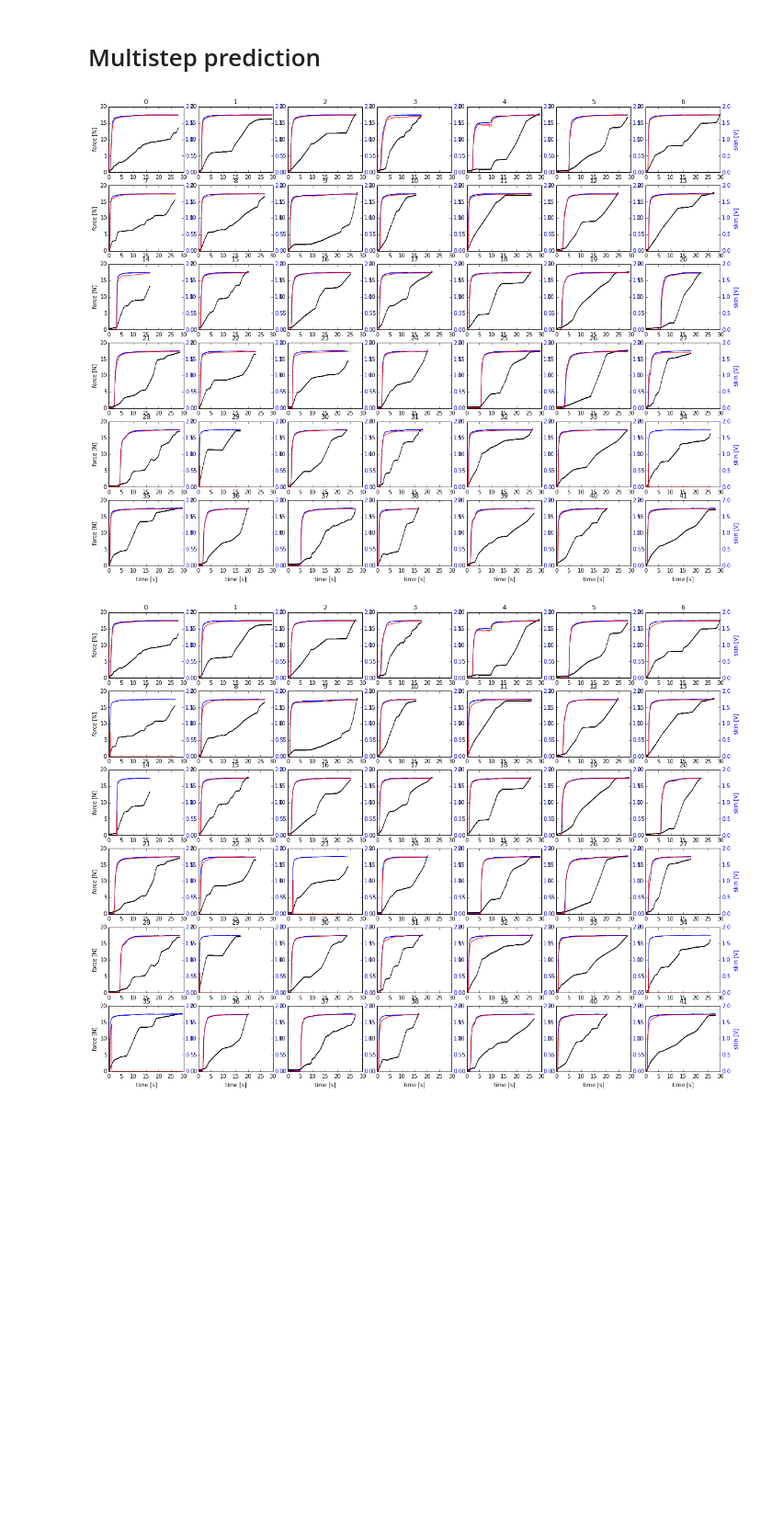
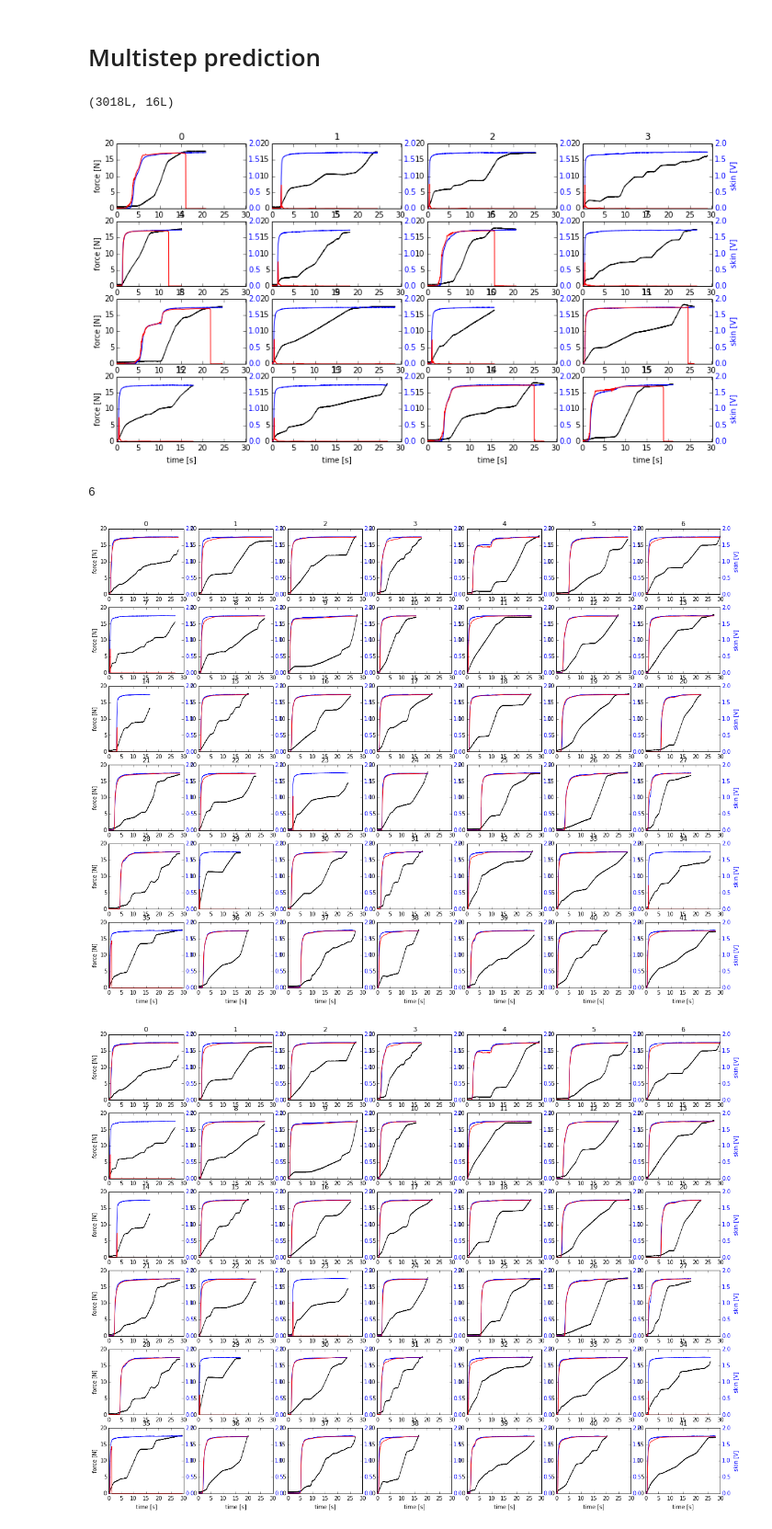
Before and after one commit to surban/ml, a Jupyter notebook: notebooks/Skin-Autoregression-Multistep-Parallel.ipynb, the cells around one changed output. Shown at 92% size. Drawn from its saved outputs; the diff is of its cells as text; code cells hidden in the pictures; blank space fills up the shorter version.

```diff
--- a/notebooks/Skin-Autoregression-Multistep-Parallel.ipynb
+++ b/notebooks/Skin-Autoregression-Multistep-Parallel.ipynb
@@ -191,11 +148,28 @@ for iter, info in enumerate(opt):
 # %% [markdown]
 # Multistep prediction
+# %%
+end_weights = np.load("multistep-parallel.npz")['weights']
+tr.weights = end_weights.copy()
+# %%
+err = ws.error(tr)
+failed_force = ws.force['trn'][:, err['failed_trn']]
+failed_skin = ws.skin['trn'][:, err['failed_trn']]
+failed_valid = ws.valid['trn'][:, err['failed_trn']]
+failed_skin_p = multistep_predict(tr.predict, failed_force, failed_valid, failed_skin[0, :])
+figsize(14,7)
+plot_multicurve_time(failed_force, failed_skin, failed_valid, failed_skin_p, timestep=ws.ds.timestep)
+print failed_force.shape
+# %% [output]
+(3018L, 16L)
+[figure, added]
 # %%
+print failed_test_curves(tr.weights)
 test_skin_p = multistep_predict(tr.predict, test_force, test_valid, test_skin[0, :])
 figsize(20,15)
 plot_multicurve_time(test_force, test_skin, test_valid, test_skin_p, timestep=ds.timestep)
 # %% [output]
+6
-[figure, old version]
+[figure, new version]
 # %%
 tr_one = SmoothTableRegression([force_min, skin_min],
                                [force_step, skin_step],
```
Also changed, not shown: parts of 19 cells of this notebook, 6 other files.
